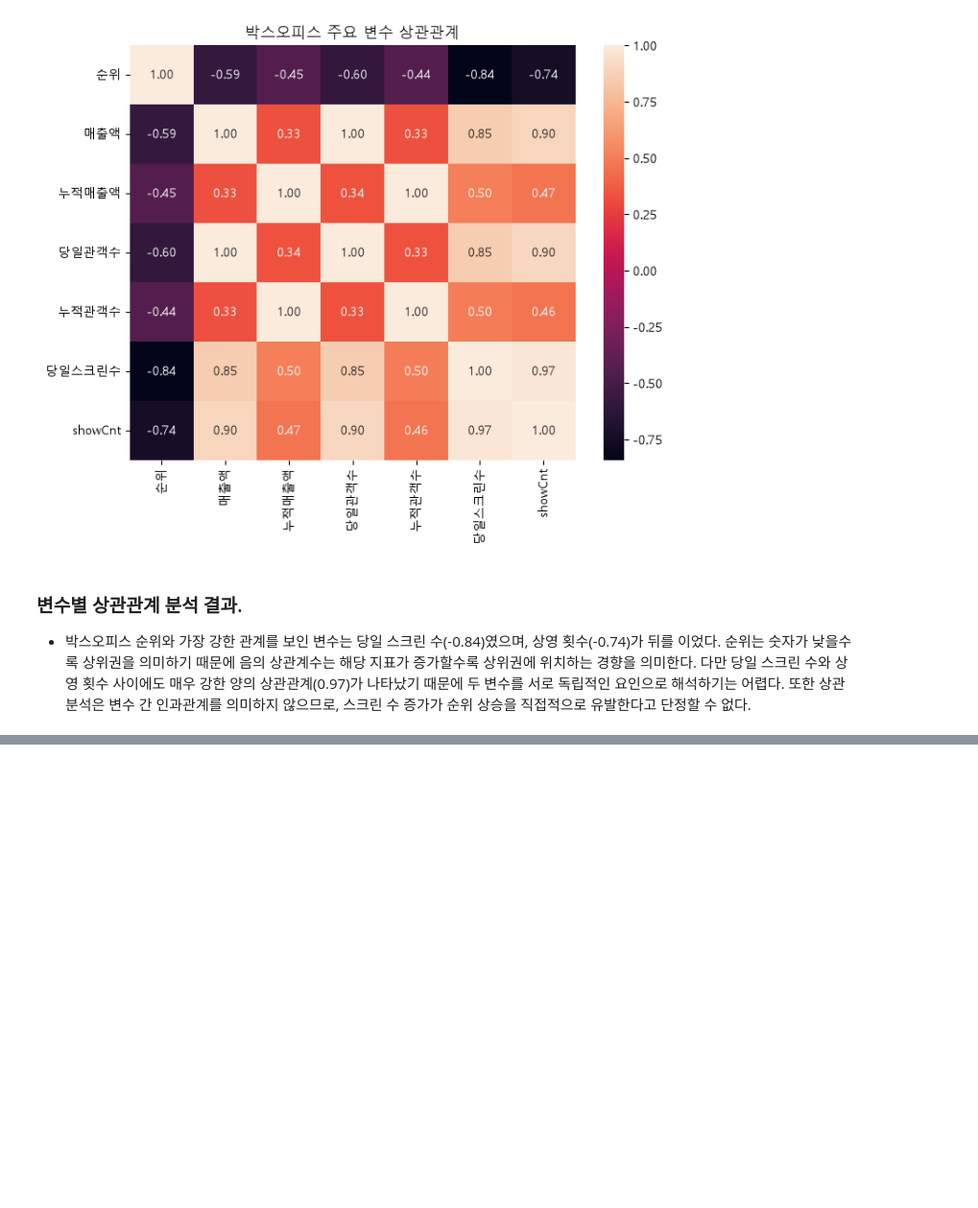
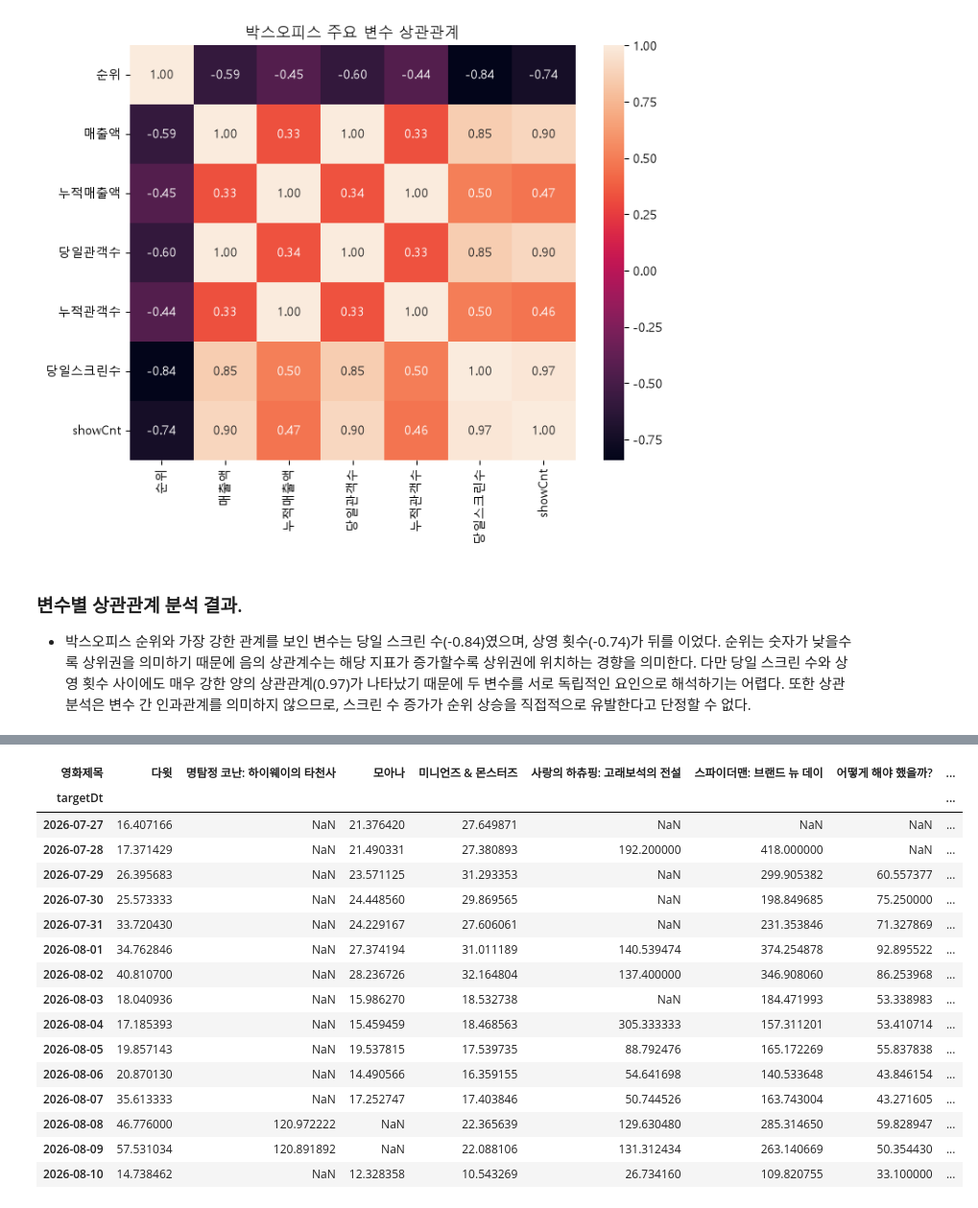
Before and after one commit to kkw5389-collab/sprint_mission16, a Jupyter notebook: notebooks/analysis.ipynb, the cells around one changed output, grey strips where cells are left out. Shown at 96% size. Cells and saved outputs as stored; diff of their text form; code cells hidden in the pictures; blank space fills up the shorter version.

```diff
--- a/notebooks/analysis.ipynb
+++ b/notebooks/analysis.ipynb
@@ -717,0 +736,26 @@ plt.show()
+# %%
+pivot_screen_df = top_df.pivot(
+    index='targetDt',
+    columns='영화제목',
+    values='스크린당관객수'
+)
+
+pivot_screen_df
+# %% [output]
+| 영화제목 | 다윗 | 명탐정 코난: 하이웨이의 타천사 | 모아나 | 미니언즈 & 몬스터즈 | 사랑의 하츄핑: 고래보석의 전설 | 스파이더맨: 브랜드 뉴 데이 | 어떻게 해야 했을까? | ... |
+| targetDt |  |  |  |  |  |  |  | ... |
+| 2026-07-27 | 16.407166 | NaN | 21.376420 | 27.649871 | NaN | NaN | NaN | ... |
+| 2026-07-28 | 17.371429 | NaN | 21.490331 | 27.380893 | 192.200000 | 418.000000 | NaN | ... |
+| 2026-07-29 | 26.395683 | NaN | 23.571125 | 31.293353 | NaN | 299.905382 | 60.557377 | ... |
+| 2026-07-30 | 25.573333 | NaN | 24.448560 | 29.869565 | NaN | 198.849685 | 75.250000 | ... |
+| 2026-07-31 | 33.720430 | NaN | 24.229167 | 27.606061 | NaN | 231.353846 | 71.327869 | ... |
+| 2026-08-01 | 34.762846 | NaN | 27.374194 | 31.011189 | 140.539474 | 374.254878 | 92.895522 | ... |
+| 2026-08-02 | 40.810700 | NaN | 28.236726 | 32.164804 | 137.400000 | 346.908060 | 86.253968 | ... |
+| 2026-08-03 | 18.040936 | NaN | 15.986270 | 18.532738 | NaN | 184.471993 | 53.338983 | ... |
+| 2026-08-04 | 17.185393 | NaN | 15.459459 | 18.468563 | 305.333333 | 157.311201 | 53.410714 | ... |
+| 2026-08-05 | 19.857143 | NaN | 19.537815 | 17.539735 | 88.792476 | 165.172269 | 55.837838 | ... |
+| 2026-08-06 | 20.870130 | NaN | 14.490566 | 16.359155 | 54.641698 | 140.533648 | 43.846154 | ... |
+| 2026-08-07 | 35.613333 | NaN | 17.252747 | 17.403846 | 50.744526 | 163.743004 | 43.271605 | ... |
+| 2026-08-08 | 46.776000 | 120.972222 | NaN | 22.365639 | 129.630480 | 285.314650 | 59.828947 | ... |
+| 2026-08-09 | 57.531034 | 120.891892 | NaN | 22.088106 | 131.312434 | 263.140669 | 50.354430 | ... |
+| 2026-08-10 | 14.738462 | NaN | 12.328358 | 10.543269 | 26.734160 | 109.820755 | 33.100000 | ... |
```
Also changed, not shown: parts of 4 cells of this notebook.
